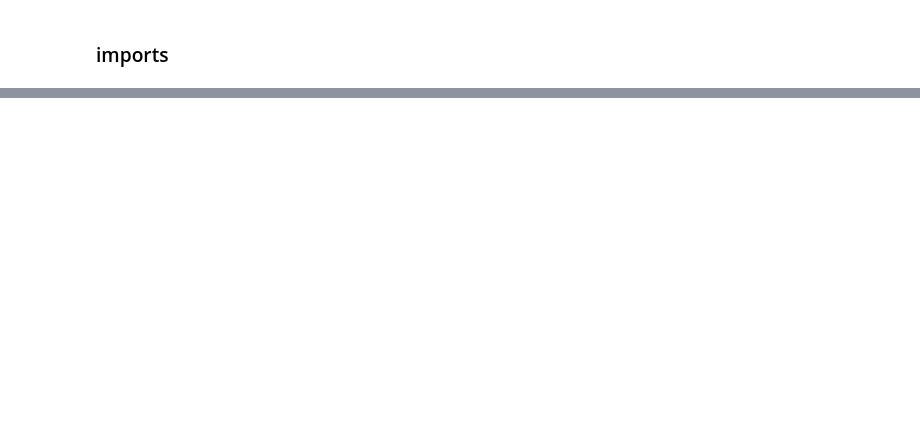
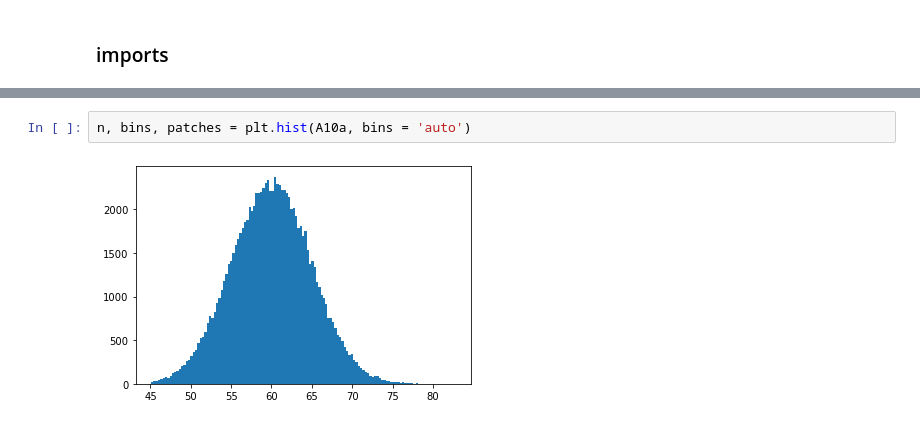
Before and after one commit to nilsdi/MC_Pi, a Jupyter notebook: Nils_Pi.ipynb, the cells around one changed output, grey strips where cells are left out. Drawn from its saved outputs; the diff is of its cells as text; blank space fills up the shorter version.

```diff
--- a/Nils_Pi.ipynb
+++ b/Nils_Pi.ipynb
@@ -72,0 +100,4 @@ out of a total of 10000 points 7848 were in the cirle. => Pi estimate is 3.1392
+# %%
+n, bins, patches = plt.hist(A10a, bins = 'auto')
+# %% [output]
+[figure, added]
```
Also changed, not shown: parts of 32 cells of this notebook.
